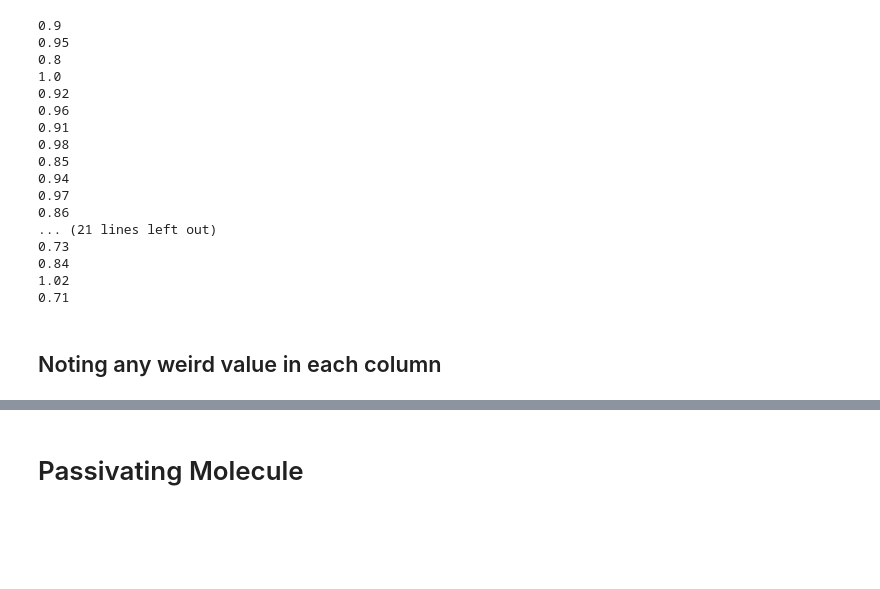
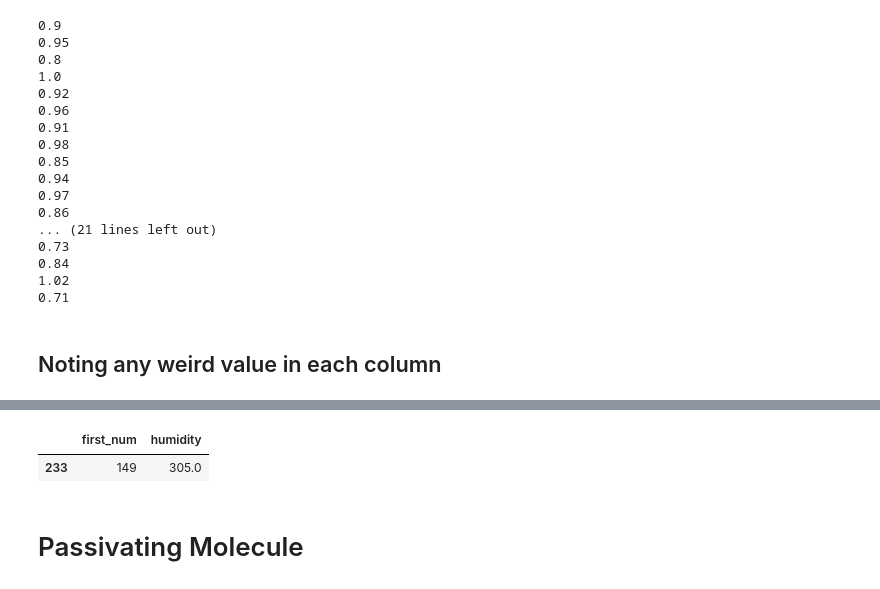
Before and after one commit to kanggunh/DSC180_B11_Q2, a Jupyter notebook: inspect_annotation.ipynb, the cells around one changed output, grey strips where cells are left out. Saved outputs shown, nothing was run; the diff lists cells and outputs as text; code cells hidden in the pictures; blank space fills up the shorter version.

```diff
--- a/inspect_annotation.ipynb
+++ b/inspect_annotation.ipynb
@@ -75,6 +169,13 @@ humidity
 - 5.0
 - 405.0
 - 305.0
+# %%
+humidity = annotation[["first_num","humidity"]]
+humidity = humidity[humidity['humidity'] == 305]
+humidity
+# %% [output]
+|  | first_num | humidity |
+| 233 | 149 | 305.0 |
 # %% [markdown]
 # Passivating Molecule
 # %%
```
Also changed, not shown: parts of 12 cells of this notebook, 1 other file.
